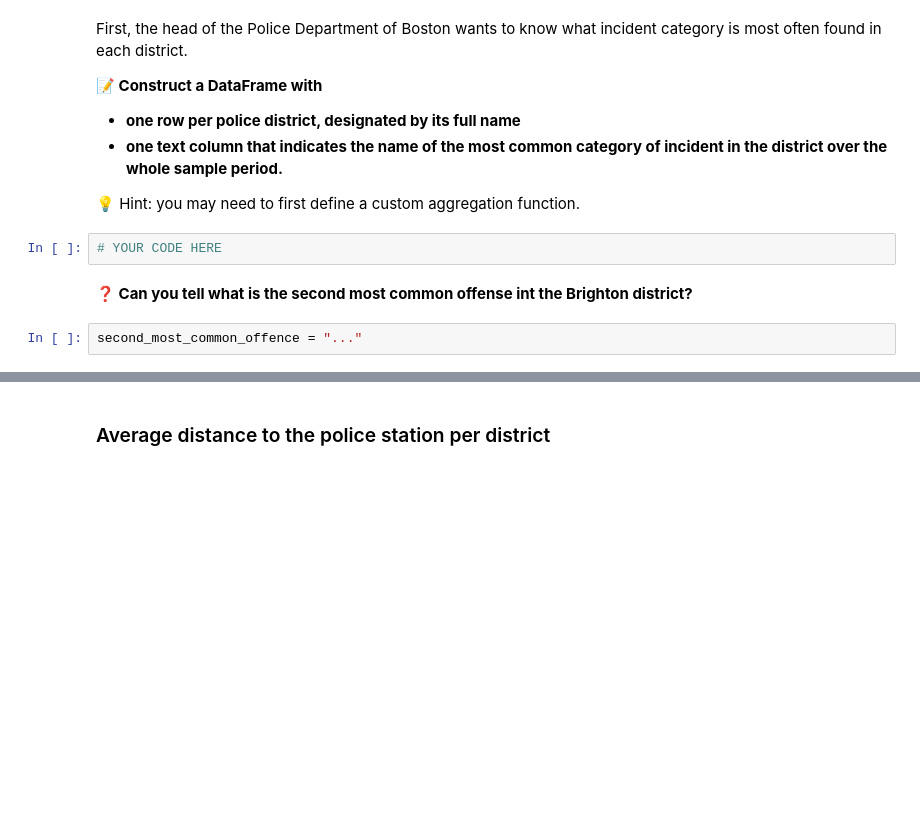
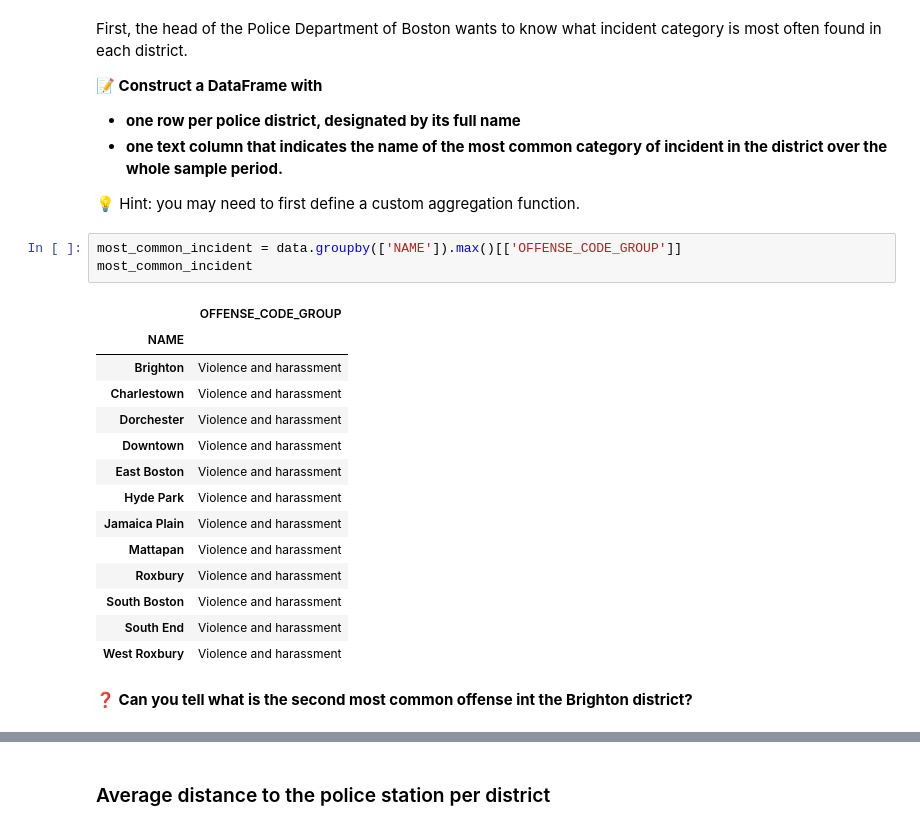
Before and after one commit to abibalimi/data-certification-exam, a Jupyter notebook: decision_science/boston_crimes.ipynb, the cells around one changed output, grey strips where cells are left out. Drawn from its saved outputs; the diff is of its cells as text; blank space fills up the shorter version.

```diff
--- a/decision_science/boston_crimes.ipynb
+++ b/decision_science/boston_crimes.ipynb
@@ -415,9 +434,23 @@ First, the head of the Police Department of Boston wants to know what incident c
 - **one text column that indicates the name of the most common category of incident in the district over the whole sample period.**
 
 💡 Hint: you may need to first define a custom aggregation function.
-# %%
-# YOUR CODE HERE
+# %%
+most_common_incident = data.groupby(['NAME']).max()[['OFFENSE_CODE_GROUP']]
+most_common_incident
+# %% [output]
+|  | OFFENSE_CODE_GROUP |
+| NAME |  |
+| Brighton | Violence and harassment |
+| Charlestown | Violence and harassment |
+| Dorchester | Violence and harassment |
+| Downtown | Violence and harassment |
+| East Boston | Violence and harassment |
+| Hyde Park | Violence and harassment |
+| Jamaica Plain | Violence and harassment |
+| Mattapan | Violence and harassment |
+| Roxbury | Violence and harassment |
+| South Boston | Violence and harassment |
+| South End | Violence and harassment |
+| West Roxbury | Violence and harassment |
 # %% [markdown]
 **❓ Can you tell what is the second most common offense int the Brighton district?**
-# %%
-second_most_common_offence = "..."
```
Also changed, not shown: parts of 16 cells of this notebook, 3 other files.
